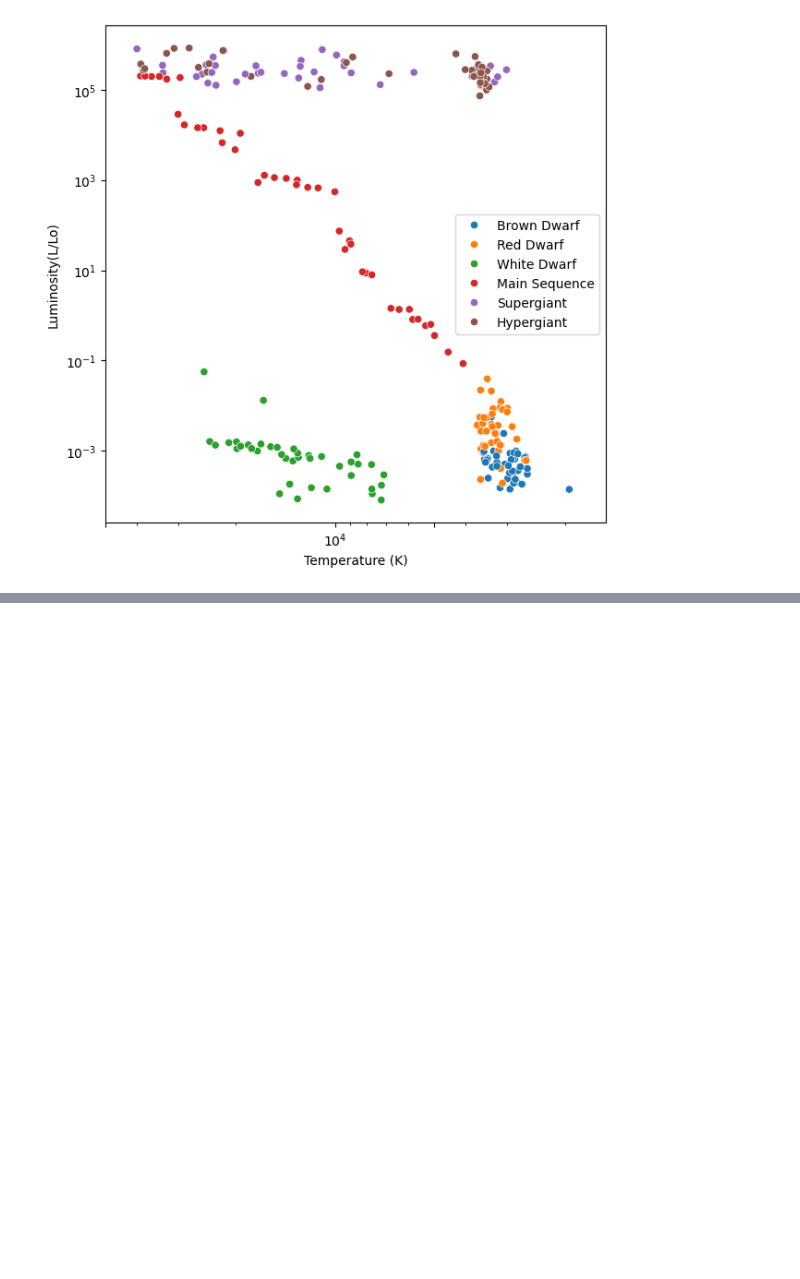
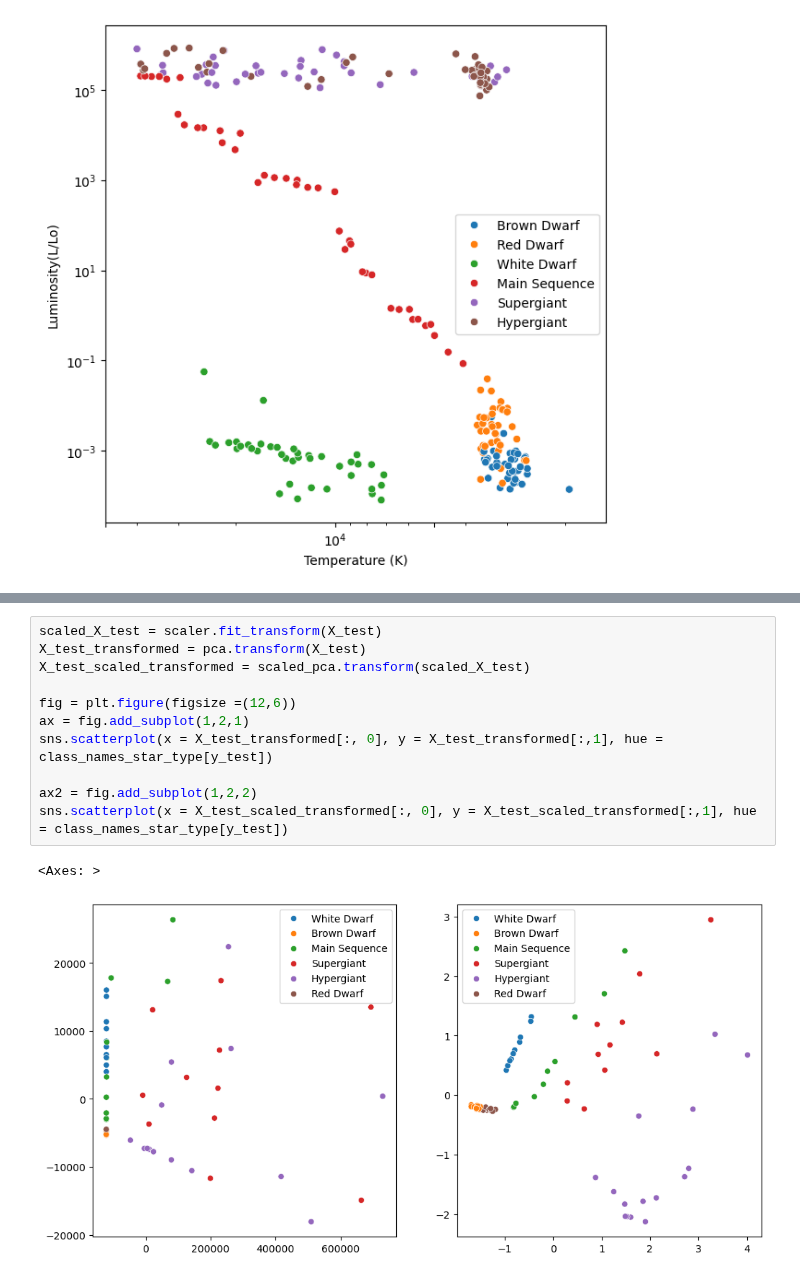
Before and after one commit to om-erika/astrostatistics_bicocca_2024, a Jupyter notebook: working/HR_diagram.ipynb, the cells around one changed output, grey strips where cells are left out. Cells and saved outputs as stored; diff of their text form; blank space fills up the shorter version.

```diff
--- a/working/HR_diagram.ipynb
+++ b/working/HR_diagram.ipynb
@@ -206,0 +212,14 @@ Test accuracy for the standardized data with PCA
+# %%
+scaled_X_test = scaler.fit_transform(X_test)
+X_test_transformed = pca.transform(X_test)
+X_test_scaled_transformed = scaled_pca.transform(scaled_X_test)
+
+fig = plt.figure(figsize =(12,6))
+ax = fig.add_subplot(1,2,1)
+sns.scatterplot(x = X_test_transformed[:, 0], y = X_test_transformed[:,1], hue = class_names_star_type[y_test])
+
+ax2 = fig.add_subplot(1,2,2)
+sns.scatterplot(x = X_test_scaled_transformed[:, 0], y = X_test_scaled_transformed[:,1], hue = class_names_star_type[y_test])
+# %% [output]
+<Axes: >
+[figure, added]
```
Also changed, not shown: parts of 6 cells of this notebook.
